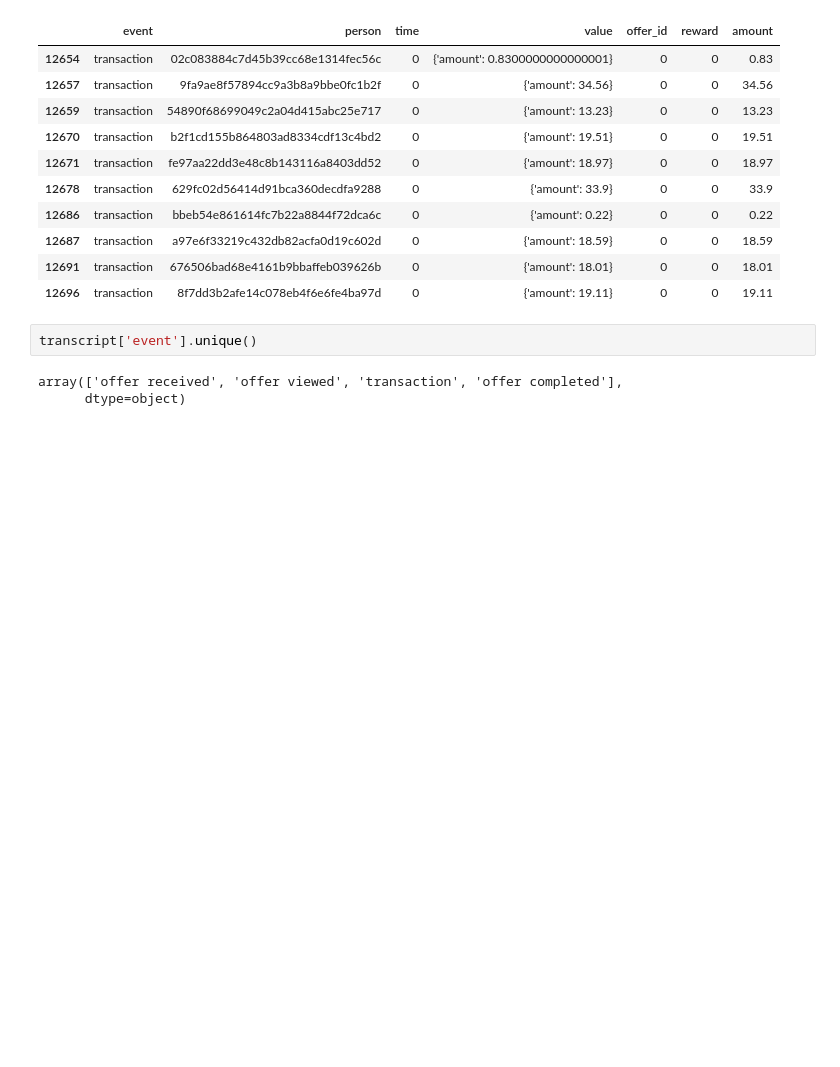
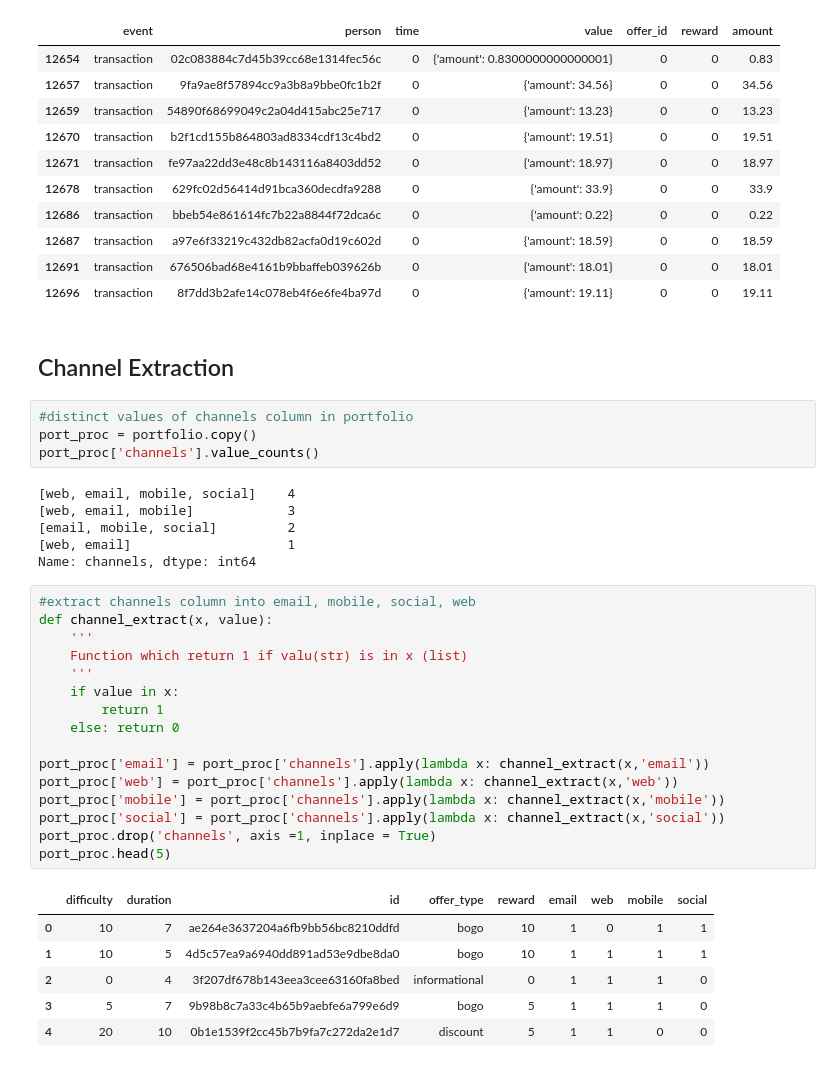
Before and after one commit to Moraut/DSND-Term-2, a Jupyter notebook: 04. Capstone Project/notebook/Starbucks_Capstone_notebook.ipynb, the cells around one changed output. Cells and saved outputs as stored; diff of their text form; blank space fills up the shorter version.

```diff
--- a/04. Capstone Project/notebook/Starbucks_Capstone_notebook.ipynb
+++ b/04. Capstone Project/notebook/Starbucks_Capstone_notebook.ipynb
@@ -282,8 +286,38 @@ trans_proc[trans_proc['event'] == 'transaction'].head(10)
 | 12687 | transaction | a97e6f33219c432db82acfa0d19c602d | 0 | {'amount': 18.59} | 0 | 0 | 18.59 |
 | 12691 | transaction | 676506bad68e4161b9bbaffeb039626b | 0 | {'amount': 18.01} | 0 | 0 | 18.01 |
 | 12696 | transaction | 8f7dd3b2afe14c078eb4f6e6fe4ba97d | 0 | {'amount': 19.11} | 0 | 0 | 19.11 |
-# %%
-transcript['event'].unique()
-# %% [output]
-array(['offer received', 'offer viewed', 'transaction', 'offer completed'],
-      dtype=object)
+# %% [markdown]
+## Channel Extraction
+# %%
+#distinct values of channels column in portfolio
+port_proc = portfolio.copy()
+port_proc['channels'].value_counts()
+# %% [output]
+[web, email, mobile, social]    4
+[web, email, mobile]            3
+[email, mobile, social]         2
+[web, email]                    1
+Name: channels, dtype: int64
+# %%
+#extract channels column into email, mobile, social, web
+def channel_extract(x, value):
+    '''
+    Function which return 1 if valu(str) is in x (list)
+    '''
+    if value in x:
+        return 1
+    else: return 0
+
+port_proc['email'] = port_proc['channels'].apply(lambda x: channel_extract(x,'email'))
+port_proc['web'] = port_proc['channels'].apply(lambda x: channel_extract(x,'web'))
+port_proc['mobile'] = port_proc['channels'].apply(lambda x: channel_extract(x,'mobile'))
+port_proc['social'] = port_proc['channels'].apply(lambda x: channel_extract(x,'social'))
+port_proc.drop('channels', axis =1, inplace = True)
+port_proc.head(5)
+# %% [output]
+|  | difficulty | duration | id | offer_type | reward | email | web | mobile | social |
+| 0 | 10 | 7 | ae264e3637204a6fb9bb56bc8210ddfd | bogo | 10 | 1 | 0 | 1 | 1 |
+| 1 | 10 | 5 | 4d5c57ea9a6940dd891ad53e9dbe8da0 | bogo | 10 | 1 | 1 | 1 | 1 |
+| 2 | 0 | 4 | 3f207df678b143eea3cee63160fa8bed | informational | 0 | 1 | 1 | 1 | 0 |
+| 3 | 5 | 7 | 9b98b8c7a33c4b65b9aebfe6a799e6d9 | bogo | 5 | 1 | 1 | 1 | 0 |
+| 4 | 20 | 10 | 0b1e1539f2cc45b7b9fa7c272da2e1d7 | discount | 5 | 1 | 1 | 0 | 0 |
```
Also changed, not shown: parts of 4 cells of this notebook.
